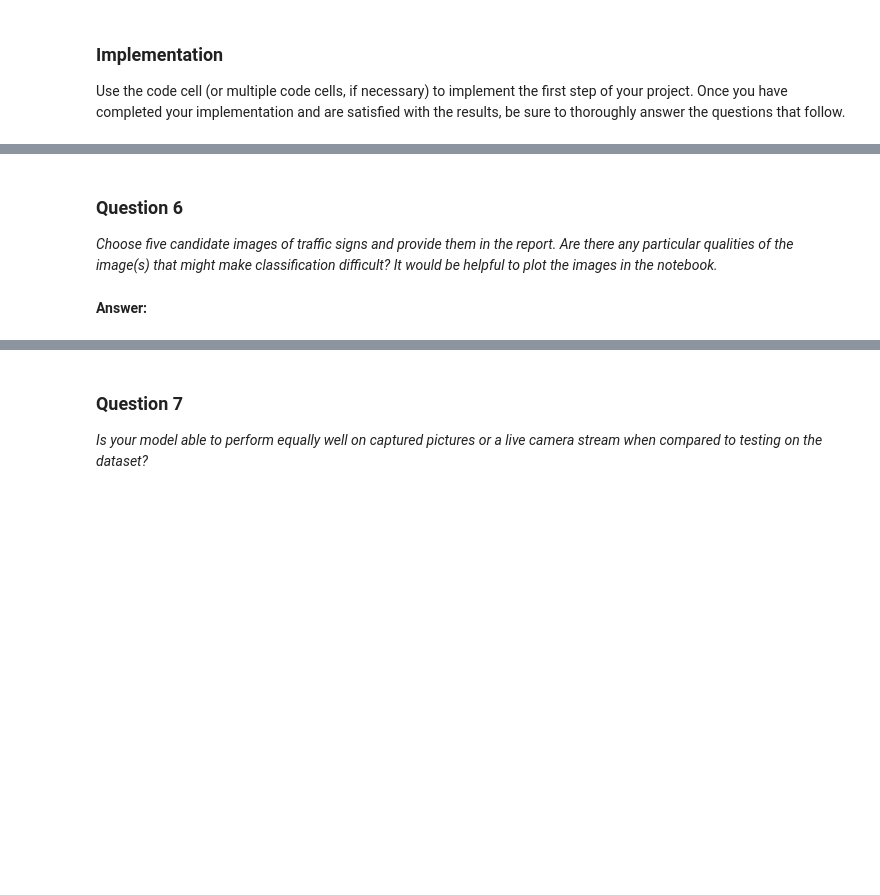
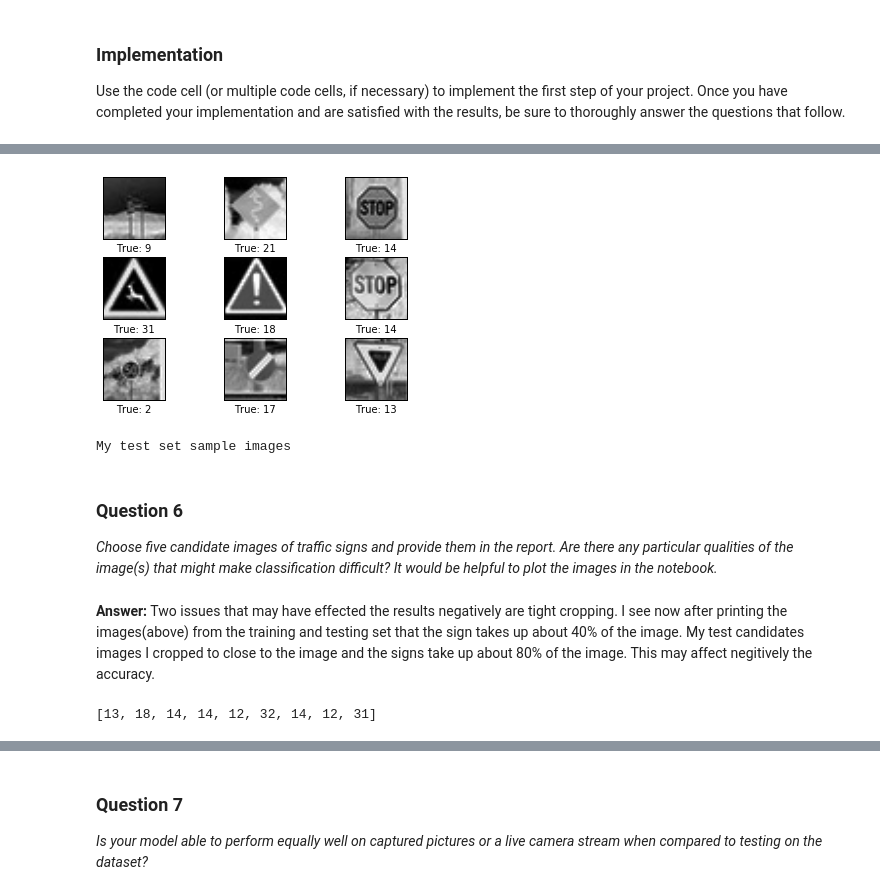
Before and after one commit to bkapsalis/Predict_Traffic_Signs_From_Images, a Jupyter notebook: Traffic_Signs_Recognition.ipynb, the cells around one changed output, grey strips where cells are left out. Drawn from its saved outputs; the diff is of its cells as text; code cells hidden in the pictures; blank space fills up the shorter version.

```diff
--- a/Traffic_Signs_Recognition.ipynb
+++ b/Traffic_Signs_Recognition.ipynb
@@ -644,6 +603,17 @@ Use the code cell (or multiple code cells, if necessary) to implement the first
+# %%
+#Random selection of 9 images from X_train.
+idx = np.random.choice(my_test_X2.shape[0], size=9, replace=False)
+images = my_test_X2[idx,:]
+# Get the true classes for those images.
+cls_true = my_test_y2[idx]
+# Plot the images and labels using our helper-function above.
+plot_images(images=images, cls_true=cls_true)
+
+print ("My test set sample images")
+# %% [output]
+[figure, added]
+My test set sample images
 # %% [markdown]
 ### Question 6
 
 _Choose five candidate images of traffic signs and provide them in the report. Are there any particular qualities of the image(s) that might make classification difficult? It would be helpful to plot the images in the notebook._
-# %% [markdown]
-**Answer:**
@@ -652,0 +620,11 @@ _Choose five candidate images of traffic signs and provide them in the report. A
+# %% [markdown]
+**Answer:** Two issues that may have effected the results negatively are tight cropping. I see now after printing the images(above) from the training and testing set that the sign takes up about 40% of the image. My test candidates images I cropped to close to the image and the signs take up about 80% of the image. This may affect negitively the accuracy.
+# %%
+
+predictions=[]
+for i in range(0,9):
+    predict = np.argmax(sm.eval(feed_dict={x:my_test_X , y_: my_test_y, keep_prob: 1.0})[i])
+    predictions.append(predict)
+print (predictions)
+# %% [output]
+[13, 18, 14, 14, 12, 32, 14, 12, 31]
```
Also changed, not shown: parts of 74 cells of this notebook, 16 other files.
